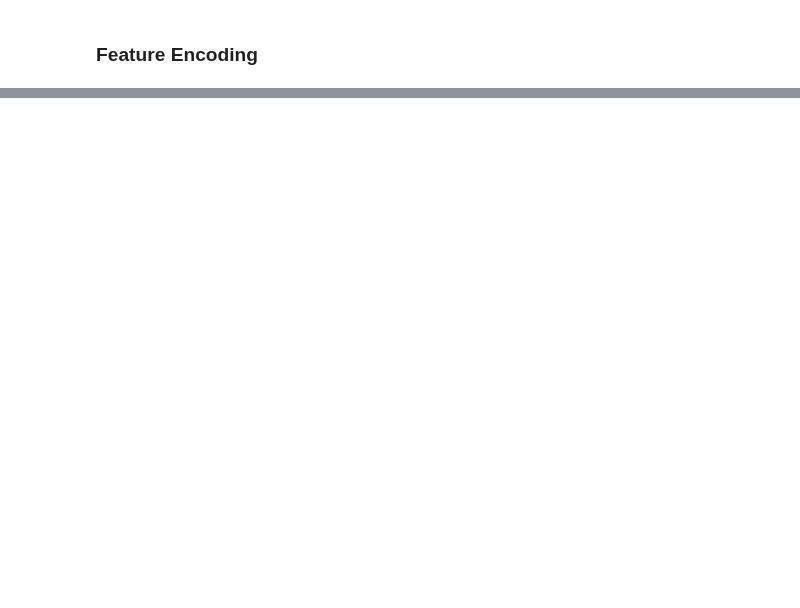
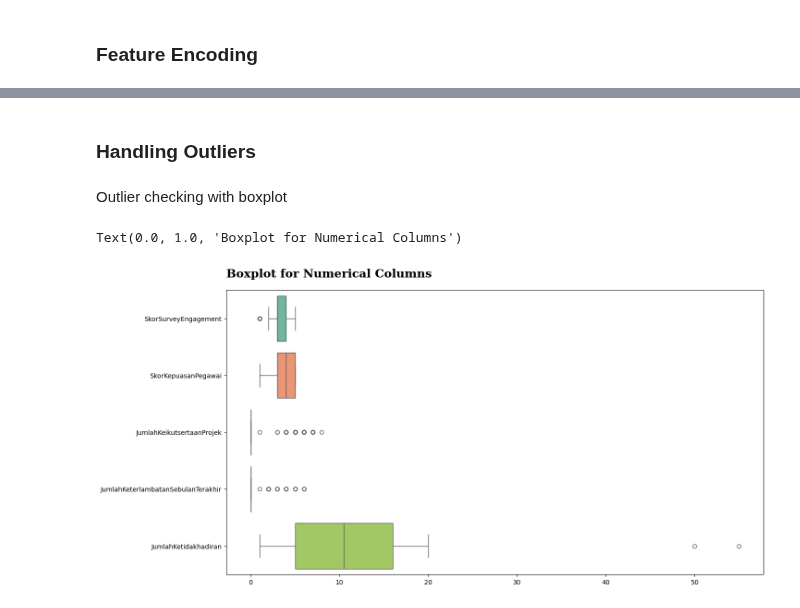
Before and after one commit to azaryasph/Improving-Employee-Retention-By-Predicting-Employee-Attrition-Using-Machine-Learning, a Jupyter notebook: notebook/predict_employee_attrition.ipynb, the cells around one changed output, grey strips where cells are left out. Drawn from its saved outputs; the diff is of its cells as text; code cells hidden in the pictures; blank space fills up the shorter version.

```diff
--- a/notebook/predict_employee_attrition.ipynb
+++ b/notebook/predict_employee_attrition.ipynb
@@ -292,6 +296,16 @@ def feat_eng(data):
     # Calculate age from 'TanggalLahir'
     data['Age'] = year_now - data['TanggalLahir'].dt.year
 
+    # Group Age column to create a new column 'AgeGroup'
+    bin_age = [
+        (data['Age'] >= 30) & (data['Age'] < 40),
+        (data['Age'] >= 40) & (data['Age'] < 50),
+        (data['Age'] >= 50) & (data['Age'] < 60),
+        (data['Age'] >= 60)
+    ]
+    age_label = ['Thirty', 'Forty', 'Fifty', 'Sixty and Above']
+    data['AgeGroup'] = np.select(bin_age, age_label)
+
     # Convert 'TanggalHiring' to datetime format
     data['TanggalHiring'] = pd.to_datetime(data['TanggalHiring'])
 
@@ -877,11 +913,9 @@ data_proc = feat_eng(data_proc)
 # %%
-from sklearn.model_selection import train_test_split
-
 # Define variables for the model
 X = data_proc.drop(columns=['Resign'])
 
 # Define target variable
-y = data_proc['Resign']
+y = data_proc[['Resign']]
 
 # Split the data into train and test sets
 X_train, X_test, y_train, y_test = train_test_split(X, y, test_size=0.25, random_state=103)
@@ -907,9 +941,10 @@ X_train_cl = clean_missing(X_train)
 
 # Define columns to drop that are not necessary for ml modelling
 col2drop =[
-    'Username', 'EnterpriseID', 'JenisKelamin', 'NomorHP', 'Email',
-    'PernahBekerja', 'AlasanResign', 'TanggalLahir', 'TanggalHiring',
-    'TanggalPenilaianKaryawan', 'TanggalResign', 'HiringYear', 'ResignYear'
+    'Username', 'EnterpriseID', 'JenisKelamin', 'NomorHP', 'Email', 'Age',
+    'PernahBekerja', 'AlasanResign', 'TanggalLahir', 'TanggalHiring', 'AsalDaerah',
+    'TanggalPenilaianKaryawan', 'TanggalResign', 'HiringYear', 'ResignYear', 'StatusPernikahan'
+    #   'HiringPlatform'
 ]
 
 # Drop columns that are not necessary for ml modelling
@@ -938,0 +1010,22 @@ X_test_cl = X_test_cl.drop(columns=col2drop)
+# %% [markdown]
+### Handling Outliers
+# %% [markdown]
+Outlier checking with boxplot
+# %%
+# Define columns to plot boxplot
+colsout = ['SkorSurveyEngagement', 'SkorKepuasanPegawai', 'JumlahKeikutsertaanProjek', 'JumlahKeterlambatanSebulanTerakhir', 'JumlahKetidakhadiran']
+
+# Set the figure size
+plt.figure(figsize=(15, 8))
+
+# Create a boxplot for the columns in colsout
+sns.boxplot(data=X_train_enc_ohe[colsout], orient='h', palette='Set2')
+
+# Update the fontdict
+fdbold['size'] = 18
+
+# Add title for the plot
+plt.title('Boxplot for Numerical Columns', fontdict=fdbold, pad=20, loc='left')
+# %% [output]
+Text(0.0, 1.0, 'Boxplot for Numerical Columns')
+[figure, added]
```
Also changed, not shown: parts of 30 cells of this notebook.
